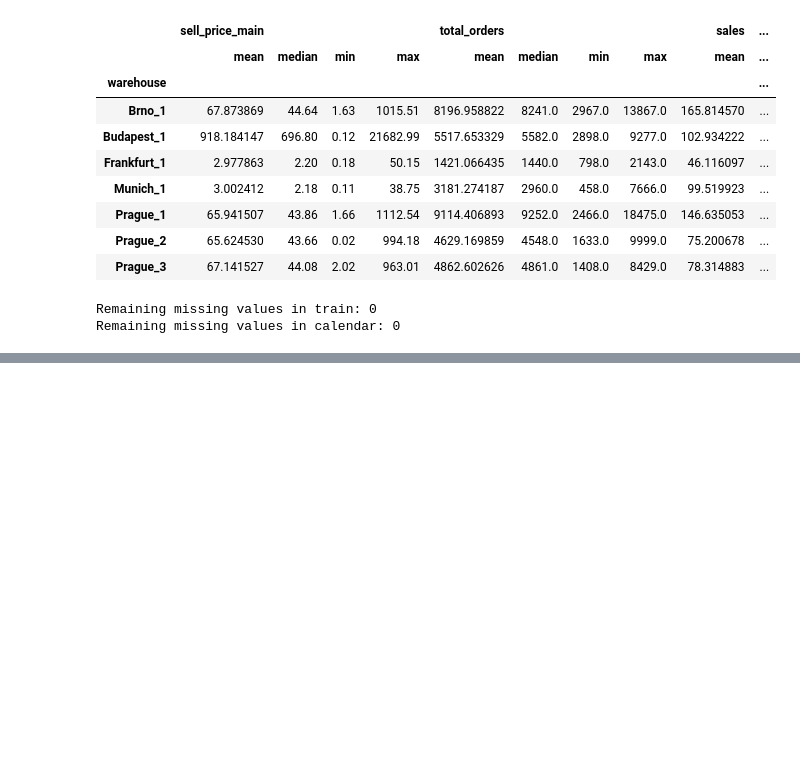
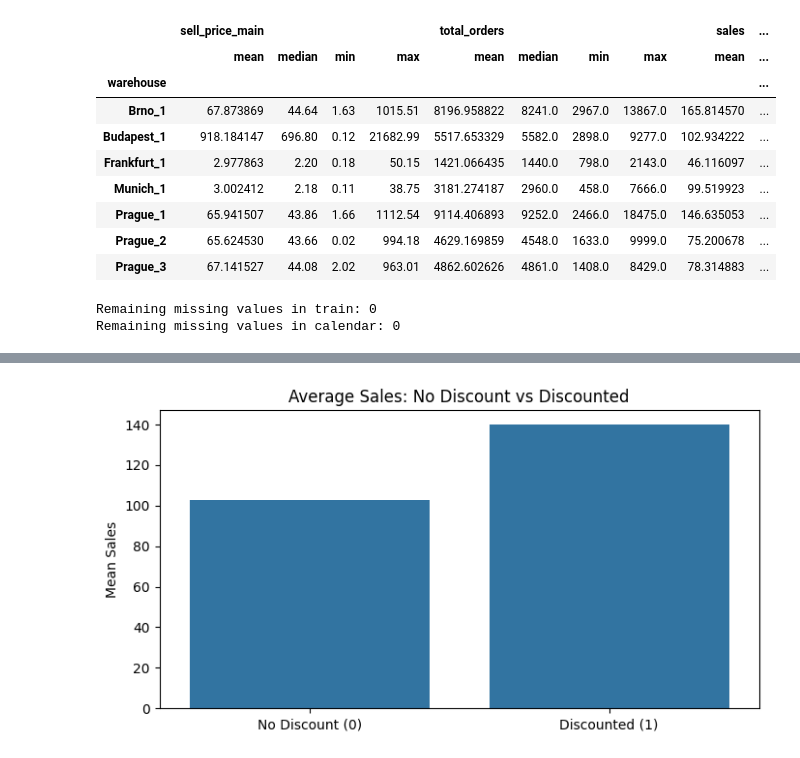
Before and after one commit to KtoxTheNisa/GROUP51_CENG313, a Jupyter notebook: assignment1_eda_baseline.ipynb, the cells around one changed output, grey strips where cells are left out. Drawn from its saved outputs; the diff is of its cells as text; code cells hidden in the pictures; blank space fills up the shorter version.

```diff
--- a/assignment1_eda_baseline.ipynb
+++ b/assignment1_eda_baseline.ipynb
@@ -268,0 +292,11 @@ plt.show()
+# %%
+#average sales with discount vs no discount
+train_merged["has_discount"] = (train_merged["max_discount"] > 0).astype(int)
+disc_sales = train_merged.groupby("has_discount")["sales"].mean()
+plt.figure(figsize=(8, 4))
+sns.barplot(x=["No Discount (0)", "Discounted (1)"], y=disc_sales.values)
+plt.title("Average Sales: No Discount vs Discounted")
+plt.ylabel("Mean Sales")
+plt.show()
+# %% [output]
+[figure, added]
```
Also changed, not shown: parts of 9 cells of this notebook.
